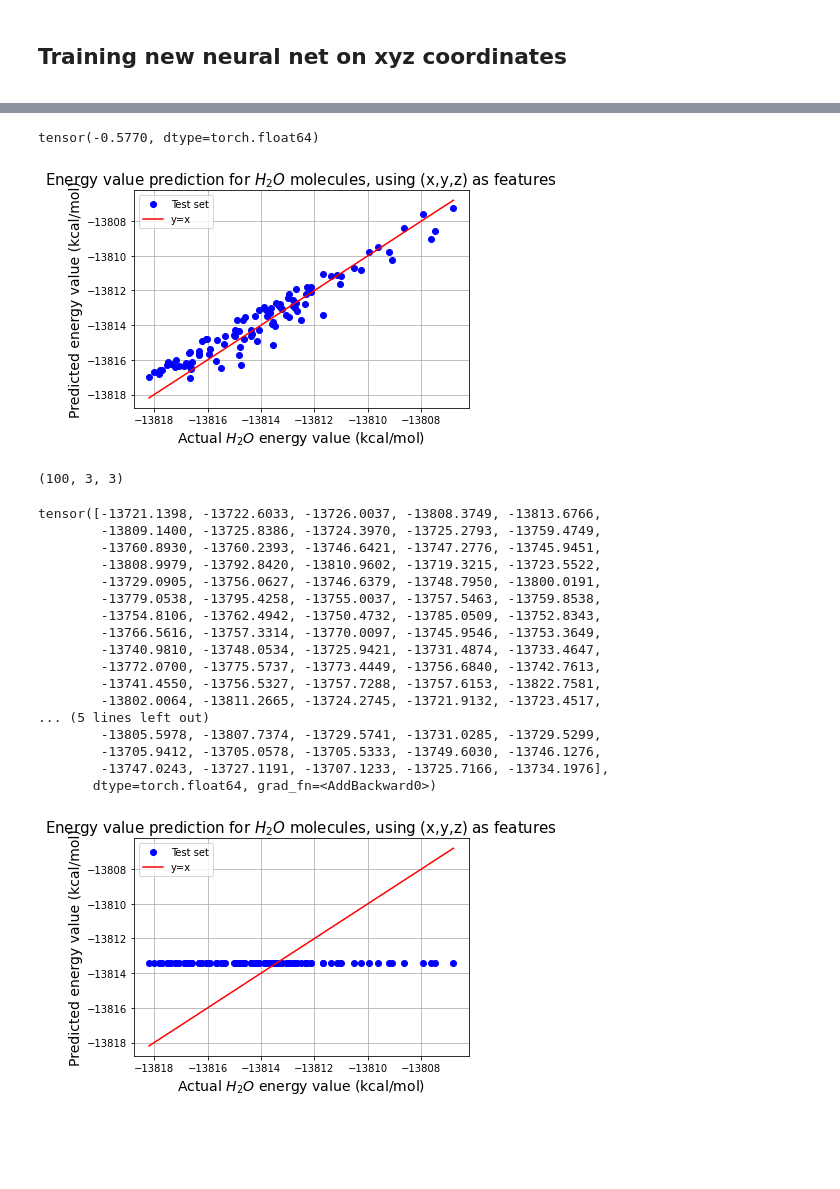
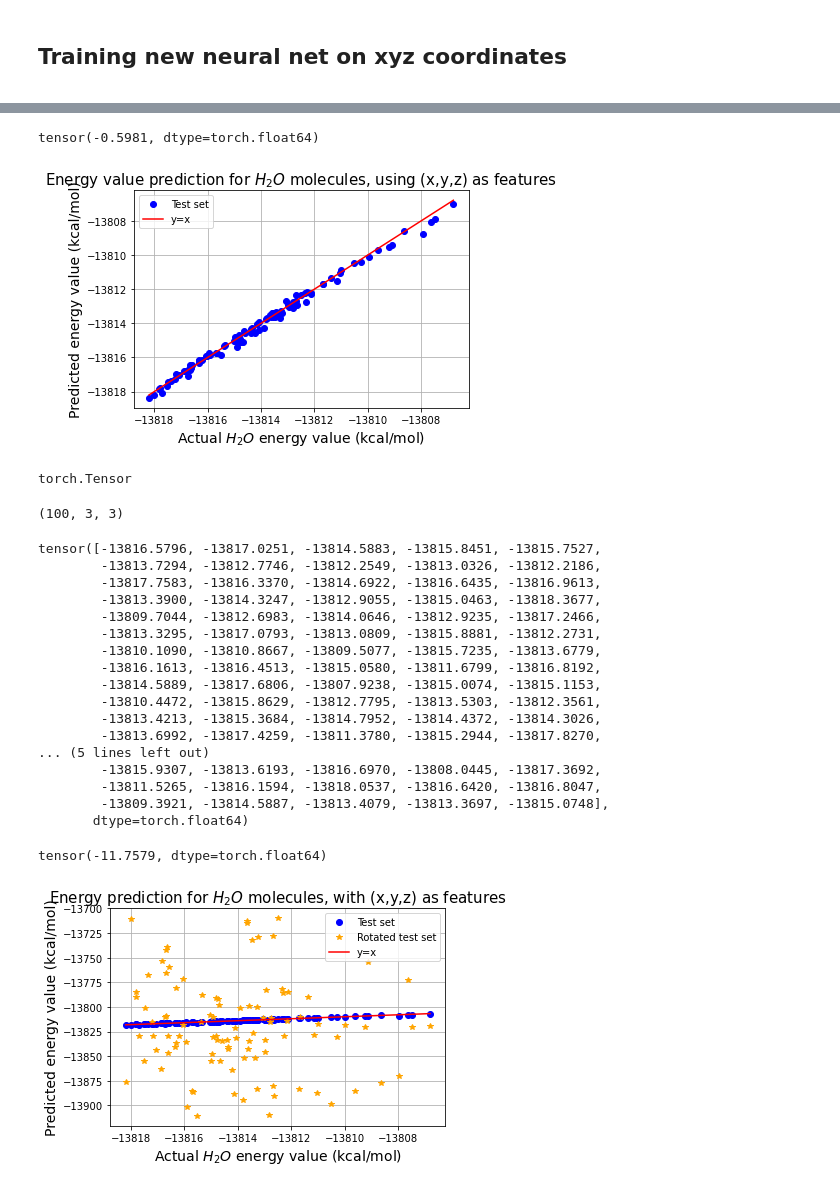
Before and after one commit to KKaroni/Symmetry-in-Machine-learned-Molecular-Force-Fields, a Jupyter notebook: BPNN.ipynb, the cells around one changed output, grey strips where cells are left out. Drawn from its saved outputs; the diff is of its cells as text; code cells hidden in the pictures; blank space fills up the shorter version.

```diff
--- a/BPNN.ipynb
+++ b/BPNN.ipynb
@@ -561,7 +607,7 @@ net = BPNN()
 # %%
 
 criterion = nn.MSELoss()
-optimizer = optim.Adam(net.parameters(), lr=0.001)
+optimizer = optim.Adam(net.parameters(), lr=0.0001)
 #torch.optim.LBFGS(net.parameters(), lr=0.001, max_iter=20, max_eval=None, tolerance_grad=1e-07, tolerance_change=1e-09, line_search_fn=None)
 #optimizer = optim.SGD(net.parameters(), lr=0.001, momentum=0.1)
 nepochs = 1000
@@ -930,7 +1034,7 @@ criterion = nn.MSELoss()
 optimizer = optim.Adam(net_xyz.parameters(), lr=0.005)
 #torch.optim.LBFGS(net.parameters(), lr=0.001, max_iter=20, max_eval=None, tolerance_grad=1e-07, tolerance_change=1e-09, line_search_fn=None)
 #optimizer = optim.SGD(net.parameters(), lr=0.001, momentum=0.1)
-nepochs = 1000
+nepochs = 10000
 
 train_loss_xyz = np.zeros(nepochs)
 test_loss_xyz = np.zeros(nepochs)
@@ -996,7 +1100,9 @@ for epoch in range(nepochs):          # loop over the dataset multiple times
         #------------------------------------
     # Now we have added up the loss (both for training and test set) over all mini batches
     train_loss_xyz[epoch] = epoch_train_loss_xyz/counter   # divide by number or training examples in one batch
-                                                   # to obtain average training loss for each epoch
+                                                           # to obtain average training loss for each epoch
+#     if (abs((test_loss_xyz[epoch] - test_loss_xyz[epoch - 1])/test_loss_xyz[epoch - 1])< 0.1):
+#         break
     test_loss_xyz[epoch] = epoch_test_loss_xyz/counter
     epoch_train_loss_xyz = 0.0
     epoch_test_loss_xyz = 0.0
@@ -1068,8 +1175,12 @@ plt.legend()
 plt.savefig('xyz_predicted_energies_H2O',bbox_inches='tight')
 plt.show()
 # %% [output]
-tensor(-0.5770, dtype=torch.float64)
+tensor(-0.5981, dtype=torch.float64)
-[figure, old version]
+[figure, new version]
+# %%
+type(prediction_xyz)
+# %% [output]
+torch.Tensor
 # %%
 rotated_test_set_xyz= np.zeros((np.shape(test_set_xyz)))
 for i in range(100):
@@ -1085,48 +1196,49 @@ rotated_test_set_xyz = torch.FloatTensor(rotated_test_set_xyz)
 prediction_xyz_rot = np.zeros(100)
 for i in range(100):
     x1,x2,x3 = rotated_test_set_xyz[i]
-    prediction_xyz[i] = net_xyz(x1, x2, x3)#[0]
+    prediction_xyz_rot[i] = net_xyz(x1, x2, x3)#[0]
 print(prediction_xyz*var_lab+mean_lab)
 # %% [output]
-tensor([-13721.1398, -13722.6033, -13726.0037, -13808.3749, -13813.6766,
-        -13809.1400, -13725.8386, -13724.3970, -13725.2793, -13759.4749,
-        -13760.8930, -13760.2393, -13746.6421, -13747.2776, -13745.9451,
-        -13808.9979, -13792.8420, -13810.9602, -13719.3215, -13723.5522,
-        -13729.0905, -13756.0627, -13746.6379, -13748.7950, -13800.0191,
-        -13779.0538, -13795.4258, -13755.0037, -13757.5463, -13759.8538,
-        -13754.8106, -13762.4942, -13750.4732, -13785.0509, -13752.8343,
-        -13766.5616, -13757.3314, -13770.0097, -13745.9546, -13753.3649,
-        -13740.9810, -13748.0534, -13725.9421, -13731.4874, -13733.4647,
-        -13772.0700, -13775.5737, -13773.4449, -13756.6840, -13742.7613,
-        -13741.4550, -13756.5327, -13757.7288, -13757.6153, -13822.7581,
-        -13802.0064, -13811.2665, -13724.2745, -13721.9132, -13723.4517,
+tensor([-13816.5796, -13817.0251, -13814.5883, -13815.8451, -13815.7527,
+        -13813.7294, -13812.7746, -13812.2549, -13813.0326, -13812.2186,
+        -13817.7583, -13816.3370, -13814.6922, -13816.6435, -13816.9613,
+        -13813.3900, -13814.3247, -13812.9055, -13815.0463, -13818.3677,
+        -13809.7044, -13812.6983, -13814.0646, -13812.9235, -13817.2466,
+        -13813.3295, -13817.0793, -13813.0809, -13815.8881, -13812.2731,
+        -13810.1090, -13810.8667, -13809.5077, -13815.7235, -13813.6779,
+        -13816.1613, -13816.4513, -13815.0580, -13811.6799, -13816.8192,
+        -13814.5889, -13817.6806, -13807.9238, -13815.0074, -13815.1153,
+        -13810.4472, -13815.8629, -13812.7795, -13813.5303, -13812.3561,
+        -13813.4213, -13815.3684, -13814.7952, -13814.4372, -13814.3026,
+        -13813.6992, -13817.4259, -13811.3780, -13815.2944, -13817.8270,
 ... (5 lines left out)
-        -13805.5978, -13807.7374, -13729.5741, -13731.0285, -13729.5299,
-        -13705.9412, -13705.0578, -13705.5333, -13749.6030, -13746.1276,
-        -13747.0243, -13727.1191, -13707.1233, -13725.7166, -13734.1976],
-       dtype=torch.float64, grad_fn=<AddBackward0>)
+        -13815.9307, -13813.6193, -13816.6970, -13808.0445, -13817.3692,
+        -13811.5265, -13816.1594, -13818.0537, -13816.6420, -13816.8047,
+        -13809.3921, -13814.5887, -13813.4079, -13813.3697, -13815.0748],
+       dtype=torch.float64)
 # %%
 prediction_xyz_rot = torch.tensor(prediction_xyz_rot)
+prediction_xyz = torch.tensor(prediction_xyz)
 
-#x = np.linspace(min(test_labels*var_lab+mean_lab), max(test_labels*var_lab+mean_lab))
-#print(min(torch.cat((test_labels,prediction_xyz_rot),0)))
+x = np.linspace(min(test_labels*var_lab+mean_lab), max(test_labels*var_lab+mean_lab))
+print(min(torch.cat((test_labels,prediction_xyz_rot),0)))
 y = x
-tl = test_labels.numpy()
-p  = prediction_xyz_rot.numpy()
-plt.plot(tl*var_lab+mean_lab,p*var_lab+mean_lab, 'o', color='yellow', label = 'Test set')
+plt.plot(test_labels*var_lab+mean_lab,prediction_xyz*var_lab+mean_lab, 'o', color='blue', label = 'Test set')
+plt.plot(test_labels*var_lab+mean_lab,prediction_xyz_rot*var_lab+mean_lab, '*', color='orange', label = 'Rotated test set')
 plt.plot(x,y, color='red',label = 'y=x')
 plt.grid()
 #plt.xlim([min(torch.cat((test_labels,prediction),0)), max(torch.cat((test_labels,prediction),0))])
 #plt.ylim([min(torch.cat((test_labels,prediction),0)), max(torch.cat((test_labels,prediction)))])
 #plt.ylim([-13822,-13800])
-plt.ticklabel_format(axis="y", style="plain")
+#plt.ticklabel_format(axis="y", style="plain")
 plt.ticklabel_format(useOffset=False, style='plain')
 #plt.tick_params(axis='both',labelsize=14)
 plt.xlabel('Actual $H_2O$ energy value (kcal/mol)',fontsize=14)
 plt.ylabel('Predicted energy value (kcal/mol)',fontsize=14)
-plt.title('Energy value prediction for $H_2O$ molecules, using (x,y,z) as features',fontsize=15)
+plt.title('Energy prediction for $H_2O$ molecules, with (x,y,z) as features',fontsize=15)
 plt.legend()
-plt.savefig('xyz_predicted_energies_H2O',bbox_inches='tight')
+plt.savefig('rot_xyz_predicted_energies_H2O',bbox_inches='tight')
 plt.show()
 # %% [output]
+tensor(-11.7579, dtype=torch.float64)
-[figure, old version]
+[figure, new version]
```
Also changed, not shown: parts of 18 cells of this notebook.
